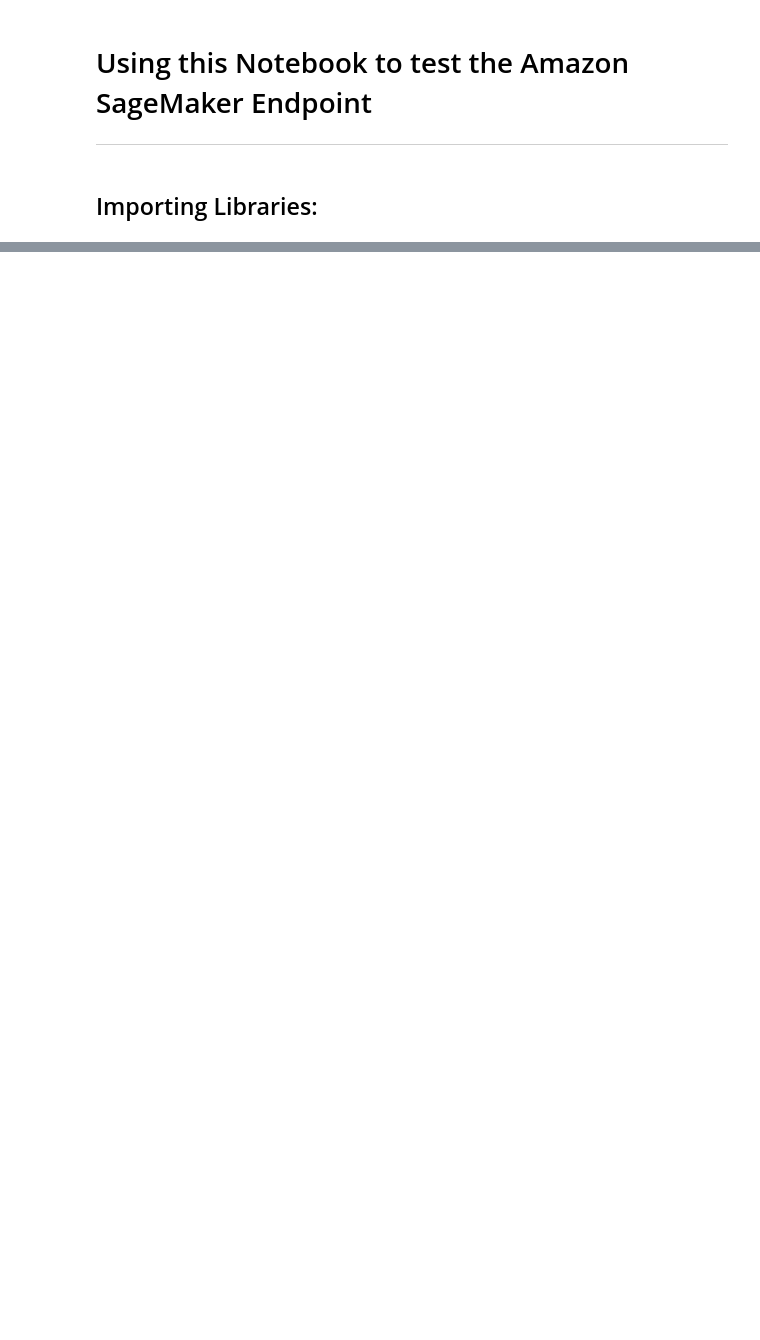
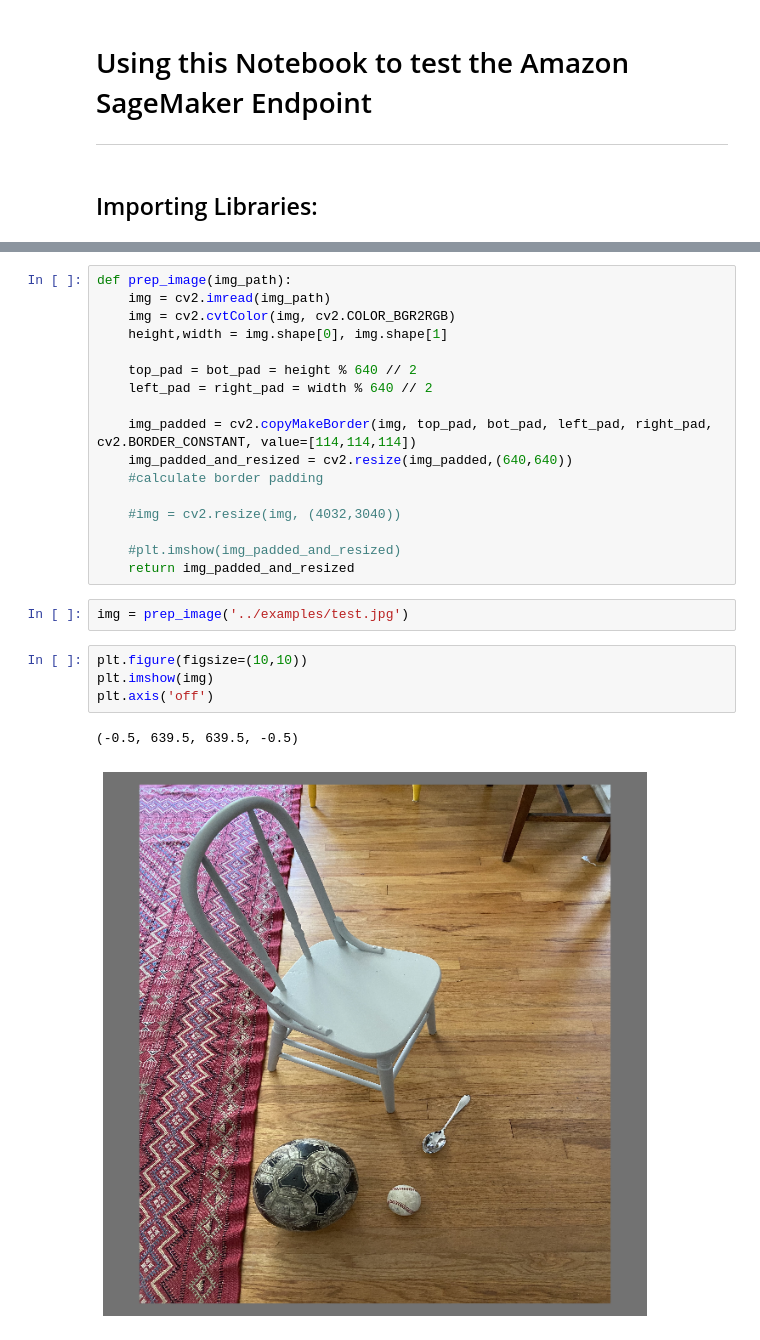
Before and after one commit to aws-samples/host-yolov5-on-sagemaker-endpoint, a Jupyter notebook: source/2_Test_Endpoint.ipynb, the cells around one changed output, grey strips where cells are left out. Cells and saved outputs as stored; diff of their text form; blank space fills up the shorter version.

Commit message:
added deploy and test notebooks

```diff
--- a/source/2_Test_Endpoint.ipynb
+++ b/source/2_Test_Endpoint.ipynb
@@ -13,0 +13,26 @@ import cv2, numpy as np
+# %%
+def prep_image(img_path):
+    img = cv2.imread(img_path)
+    img = cv2.cvtColor(img, cv2.COLOR_BGR2RGB)
+    height,width = img.shape[0], img.shape[1]
+
+    top_pad = bot_pad = height % 640 // 2
+    left_pad = right_pad = width % 640 // 2
+
+    img_padded = cv2.copyMakeBorder(img, top_pad, bot_pad, left_pad, right_pad, cv2.BORDER_CONSTANT, value=[114,114,114])
+    img_padded_and_resized = cv2.resize(img_padded,(640,640))
+    #calculate border padding
+
+    #img = cv2.resize(img, (4032,3040))
+
+    #plt.imshow(img_padded_and_resized)
+    return img_padded_and_resized
+# %%
+img = prep_image('../examples/test.jpg')
+# %%
+plt.figure(figsize=(10,10))
+plt.imshow(img)
+plt.axis('off')
+# %% [output]
+(-0.5, 639.5, 639.5, -0.5)
+[figure, added]
```
Also changed, not shown: parts of 10 cells of this notebook, 2 other files.
